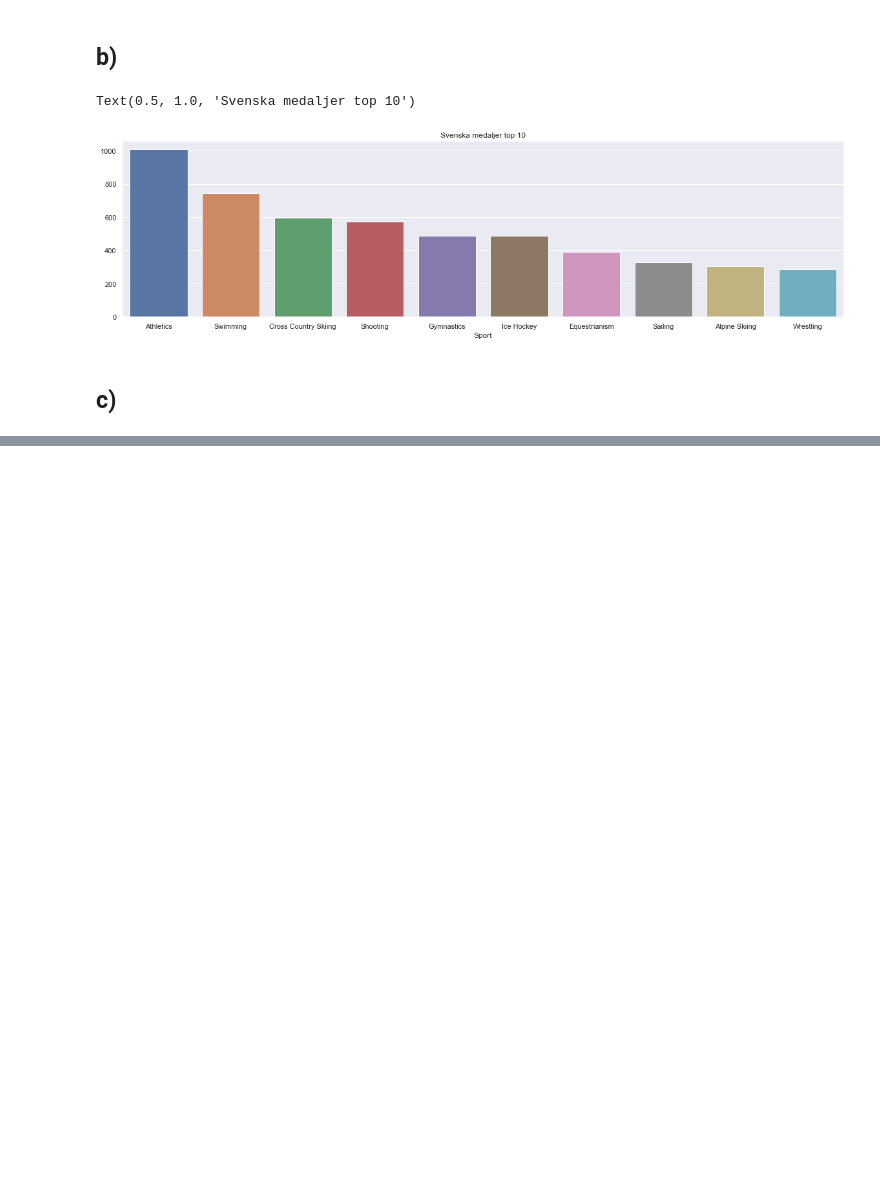
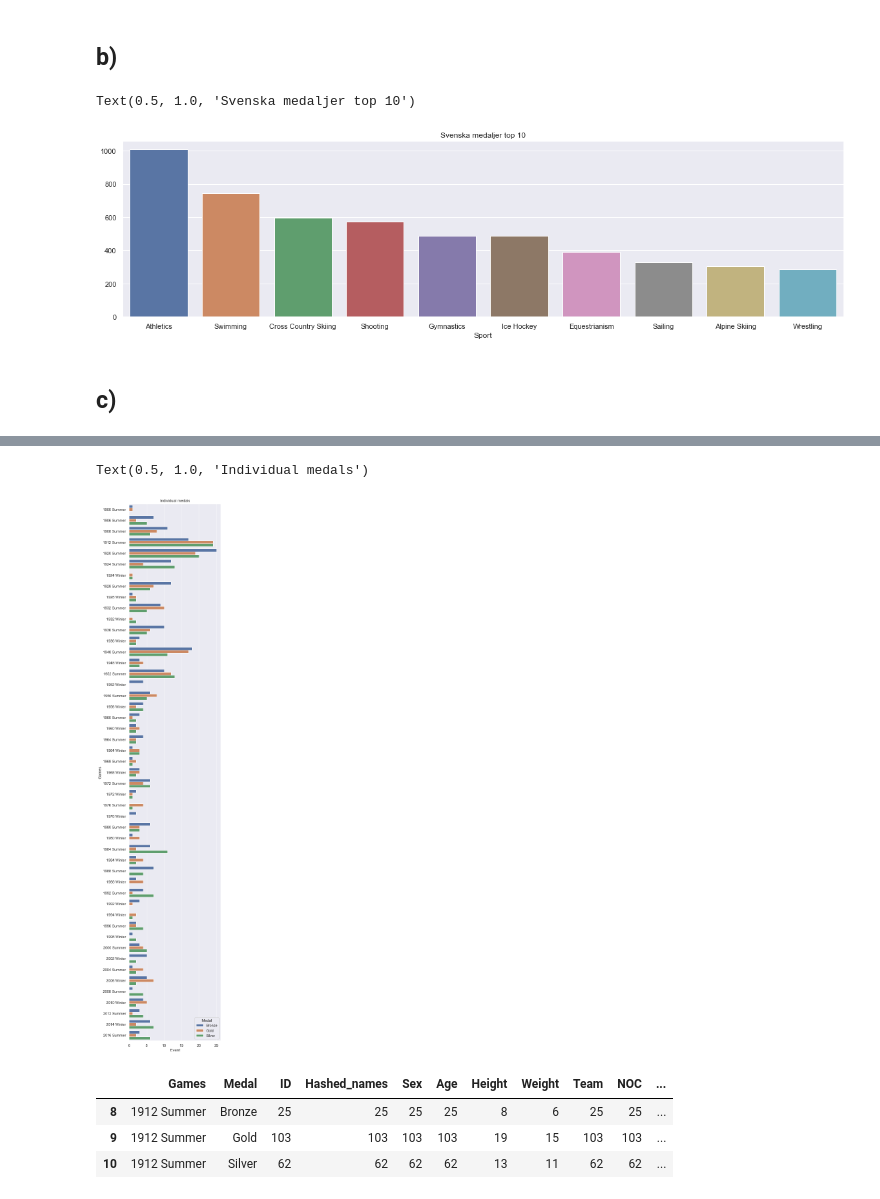
Before and after one commit to Erik-M-Larsson/Databehandling-OS-projekt-Felix-Tjernberg-Erik-Larsson, a Jupyter notebook: uppgift-0-1.ipynb, the cells around one changed output, grey strips where cells are left out. Saved outputs shown, nothing was run; the diff lists cells and outputs as text; code cells hidden in the pictures; blank space fills up the shorter version.

```diff
--- a/uppgift-0-1.ipynb
+++ b/uppgift-0-1.ipynb
@@ -210,3 +210,11 @@ Text(0.5, 1.0, 'Svenska medaljer top 10')
 [figure]
 # %% [markdown]
 ## c)
+# %%
+swedish_medals_games_no_na = swedish_athletes[swedish_athletes['Medal'].notna()]
+swedish_medals_games = swedish_medals_games_no_na.groupby(['Games', 'Event', 'Medal']).size()
+swedish_medals_games
+swedish_medals_df = pd.DataFrame(swedish_medals_games).reset_index()
+# %%
+swedish_medal_counts = swedish_medals_df.groupby(['Games', 'Medal']).count().reset_index()
+swedish_medal_counts.tail()
@@ -212,0 +228,13 @@ Text(0.5, 1.0, 'Svenska medaljer top 10')
+# %%
+sns.set(rc={"figure.figsize":(5, 30)})
+sns.barplot(data=swedish_medal_counts, y='Games', x='Event', hue='Medal').set_title('Individual medals')
+# %% [output]
+Text(0.5, 1.0, 'Individual medals')
+[figure, added]
+# %%
+swedish_medals_games[swedish_medals_games['Games'] == '1912 Summer']
+# %% [output]
+|  | Games | Medal | ID | Hashed_names | Sex | Age | Height | Weight | Team | NOC | ... |
+| 8 | 1912 Summer | Bronze | 25 | 25 | 25 | 25 | 8 | 6 | 25 | 25 | ... |
+| 9 | 1912 Summer | Gold | 103 | 103 | 103 | 103 | 19 | 15 | 103 | 103 | ... |
+| 10 | 1912 Summer | Silver | 62 | 62 | 62 | 62 | 13 | 11 | 62 | 62 | ... |
```
Also changed, not shown: parts of 1 cell of this notebook.
